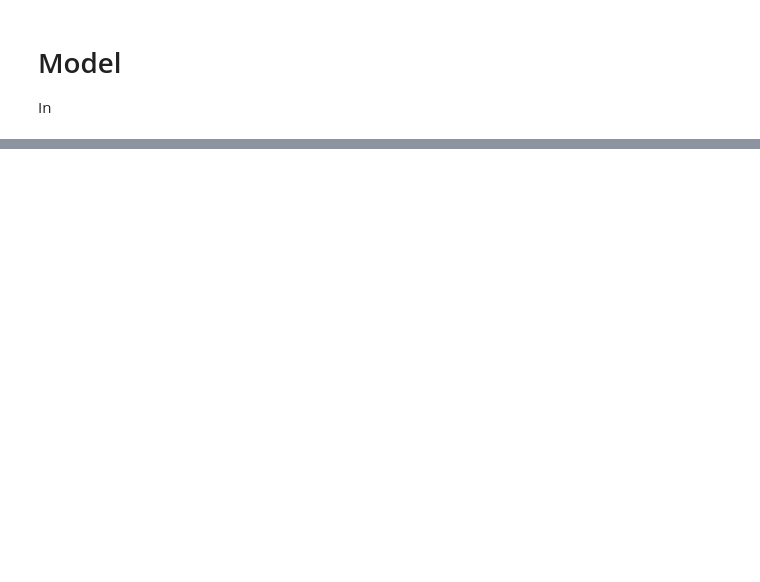
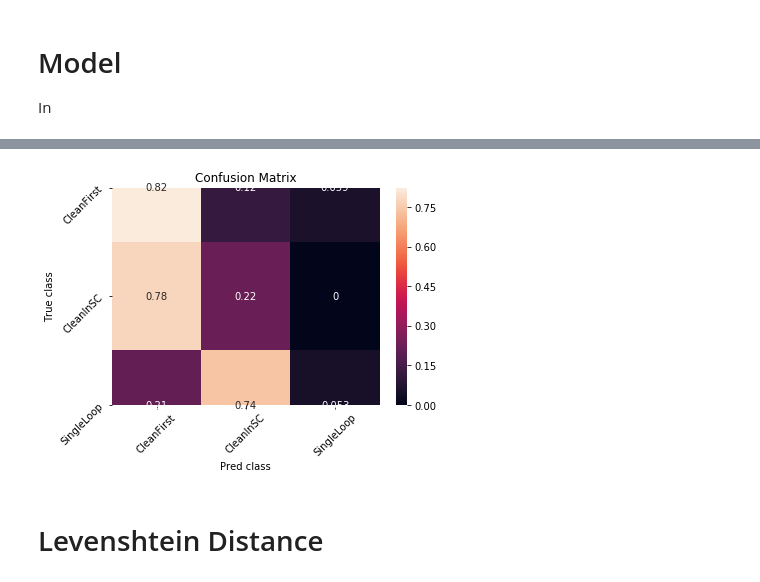
Before and after one commit to willcrichton/autoplan, a Jupyter notebook: notebooks/rainfall/levenshtein_distance.ipynb, the cells around one changed output, grey strips where cells are left out. Saved outputs shown, nothing was run; the diff lists cells and outputs as text; code cells hidden in the pictures; blank space fills up the shorter version.

```diff
--- a/notebooks/rainfall/levenshtein_distance.ipynb
+++ b/notebooks/rainfall/levenshtein_distance.ipynb
@@ -96,0 +130,7 @@ RuntimeError: Length of all samples has to be greater than 0, but found an eleme
+# %%
+trainer.model.eval()
+trainer.eval_on(student_dataset.loader(student_dataset.dataset)).plot_cm("Confusion Matrix", normalize=True)
+# %% [output]
+[figure, added]
+# %% [markdown]
+# Levenshtein Distance
```
Also changed, not shown: parts of 12 cells of this notebook, 1 other file.
